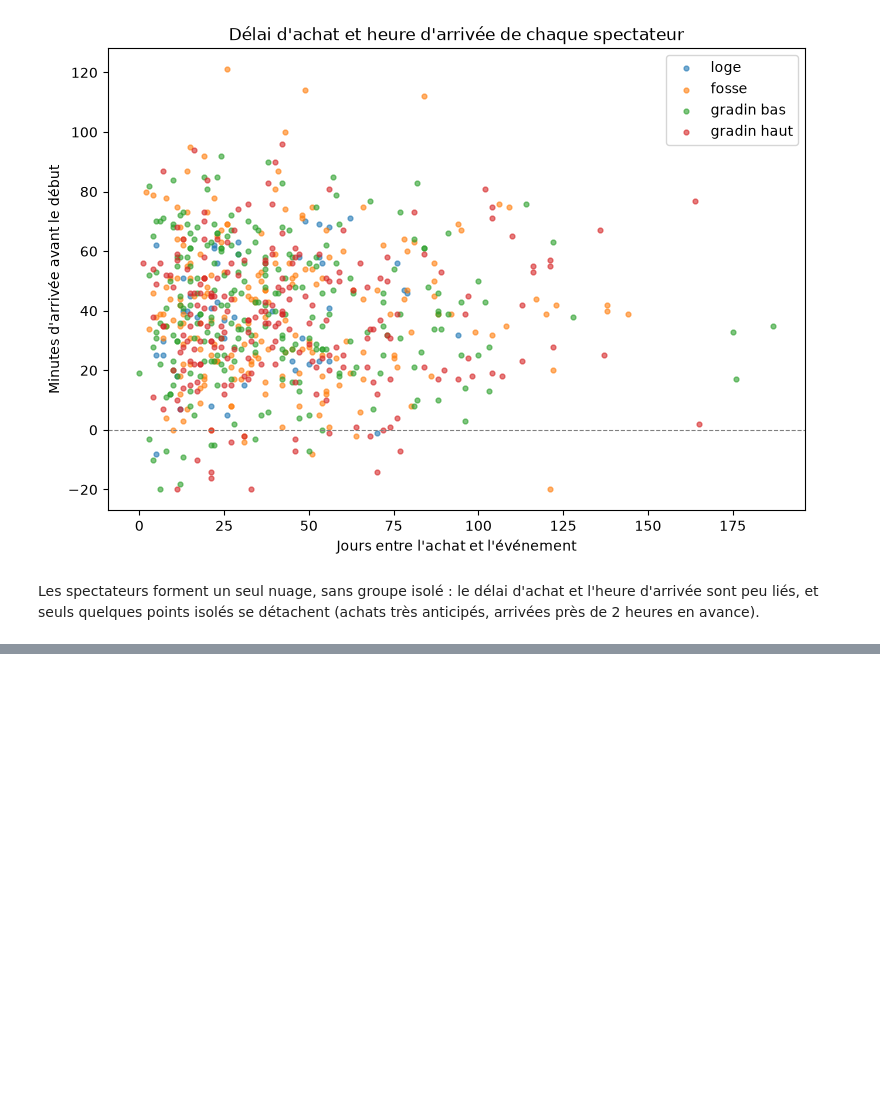
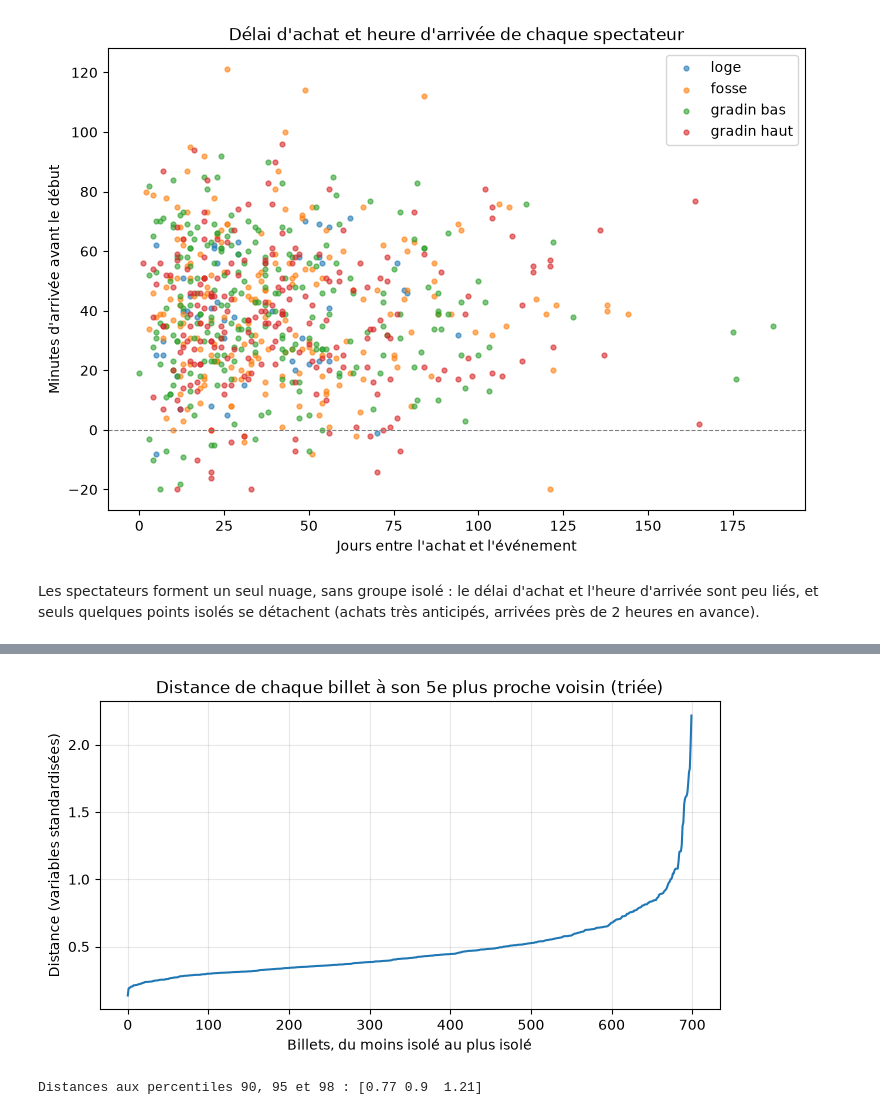
Before and after one commit to Fourkhoub/Projet_DataMining, a Jupyter notebook: notebooks/Question9.ipynb, the cells around one changed output, grey strips where cells are left out. Saved outputs shown, nothing was run; the diff lists cells and outputs as text; code cells hidden in the pictures; blank space fills up the shorter version.

```diff
--- a/notebooks/Question9.ipynb
+++ b/notebooks/Question9.ipynb
@@ -287,2 +288,21 @@ prix_plancher    1
 age_inconnu      2
 dtype: int64
+# %%
+min_samples = 6
+
+voisins = NearestNeighbors(n_neighbors=min_samples).fit(X)
+distances, _ = voisins.kneighbors(X)
+k_distances = np.sort(distances[:, -1])
+
+plt.figure(figsize=(8, 4))
+plt.plot(k_distances)
+plt.title(f"Distance de chaque billet à son {min_samples - 1}e plus proche voisin (triée)")
+plt.xlabel("Billets, du moins isolé au plus isolé")
+plt.ylabel("Distance (variables standardisées)")
+plt.grid(alpha=0.3)
+plt.show()
+
+print("Distances aux percentiles 90, 95 et 98 :", np.percentile(k_distances, [90, 95, 98]).round(2))
+# %% [output]
+[figure, added]
+Distances aux percentiles 90, 95 et 98 : [0.77 0.9  1.21]
```
Also changed, not shown: parts of 9 cells of this notebook, 4 other files.
